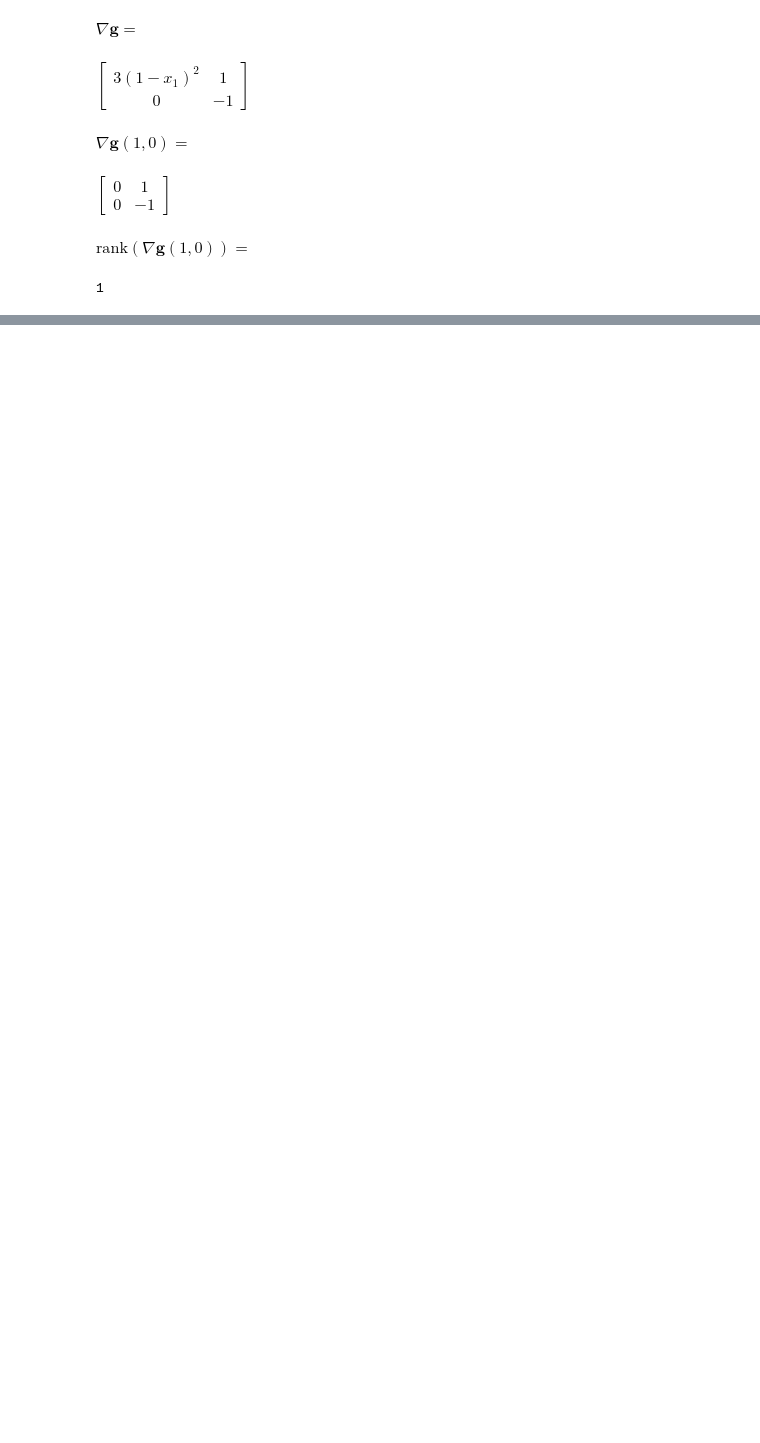
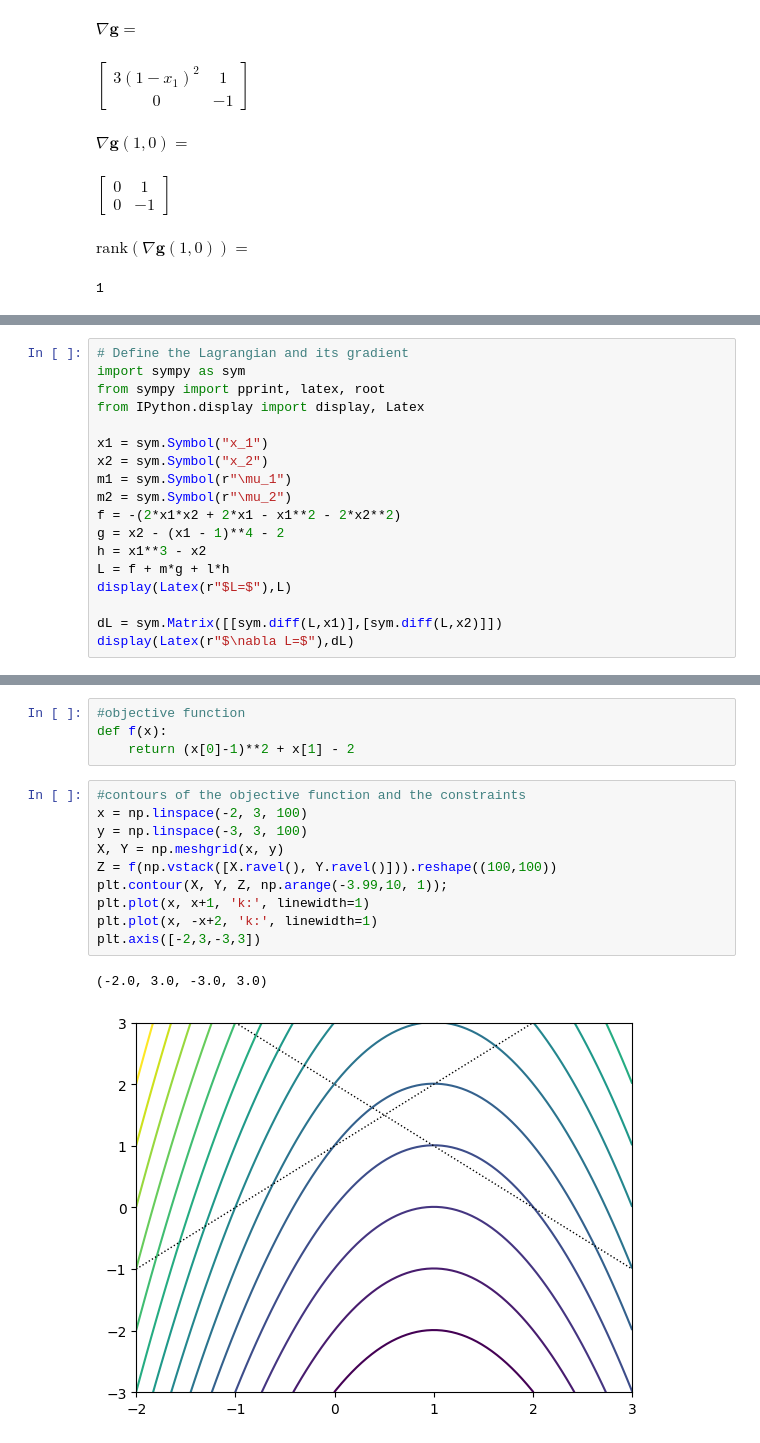
Before and after one commit to akr1139/Optimization, a Jupyter notebook: EM502_LAB_05.ipynb, the cells around one changed output, grey strips where cells are left out. Cells and saved outputs as stored; diff of their text form; blank space fills up the shorter version.

```diff
--- a/EM502_LAB_05.ipynb
+++ b/EM502_LAB_05.ipynb
@@ -68,0 +529,18 @@ $\mathrm{rank}(\nabla \mathbf{g}(1,0))=$
+# %%
+# Define the Lagrangian and its gradient
+import sympy as sym
+from sympy import pprint, latex, root
+from IPython.display import display, Latex
+
+x1 = sym.Symbol("x_1")
+x2 = sym.Symbol("x_2")
+m1 = sym.Symbol(r"\mu_1")
+m2 = sym.Symbol(r"\mu_2")
+f = -(2*x1*x2 + 2*x1 - x1**2 - 2*x2**2)
+g = x2 - (x1 - 1)**4 - 2
+h = x1**3 - x2
+L = f + m*g + l*h
+display(Latex(r"$L=$"),L)
+
+dL = sym.Matrix([[sym.diff(L,x1)],[sym.diff(L,x2)]])
+display(Latex(r"$\nabla L=$"),dL)
@@ -68,0 +619,17 @@ $\mathrm{rank}(\nabla \mathbf{g}(1,0))=$
+# %%
+#objective function
+def f(x):
+    return (x[0]-1)**2 + x[1] - 2
+# %%
+#contours of the objective function and the constraints
+x = np.linspace(-2, 3, 100)
+y = np.linspace(-3, 3, 100)
+X, Y = np.meshgrid(x, y)
+Z = f(np.vstack([X.ravel(), Y.ravel()])).reshape((100,100))
+plt.contour(X, Y, Z, np.arange(-3.99,10, 1));
+plt.plot(x, x+1, 'k:', linewidth=1)
+plt.plot(x, -x+2, 'k:', linewidth=1)
+plt.axis([-2,3,-3,3])
+# %% [output]
+(-2.0, 3.0, -3.0, 3.0)
+[figure, added]
```
Also changed, not shown: parts of 30 cells of this notebook.
